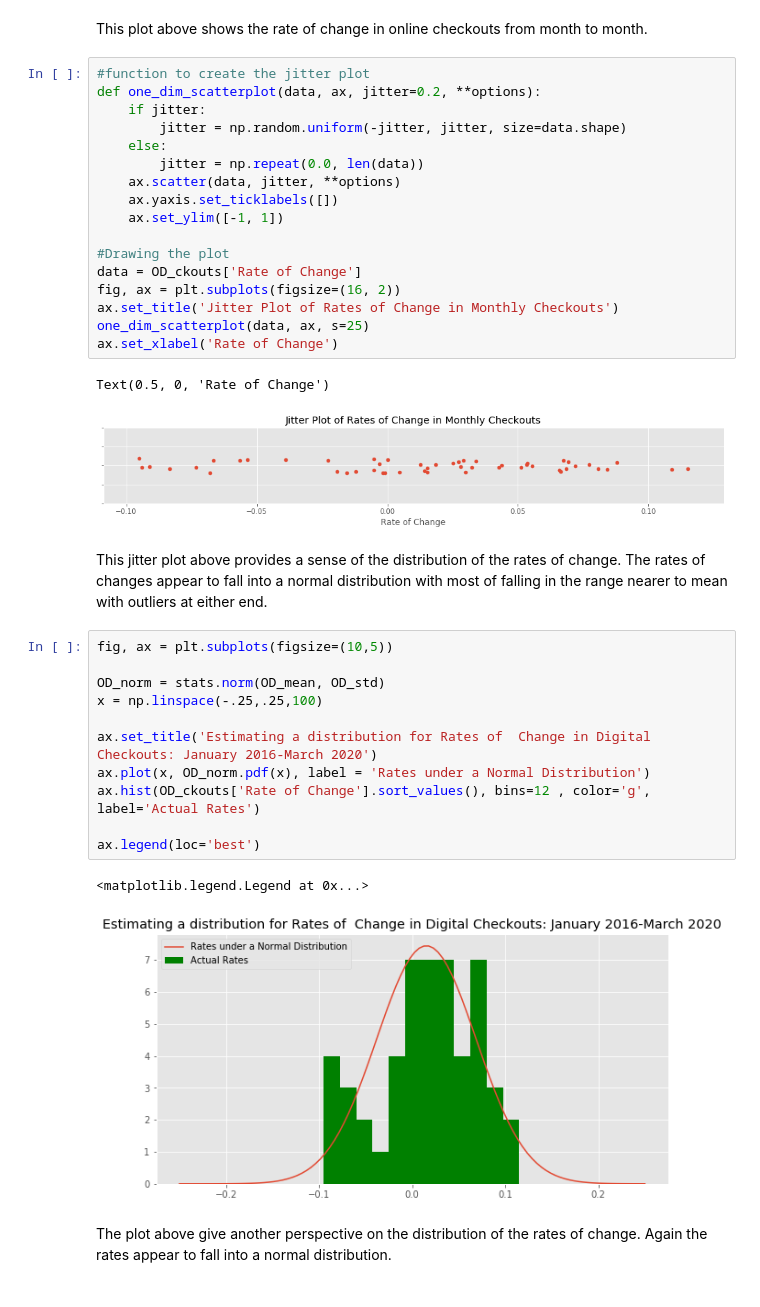
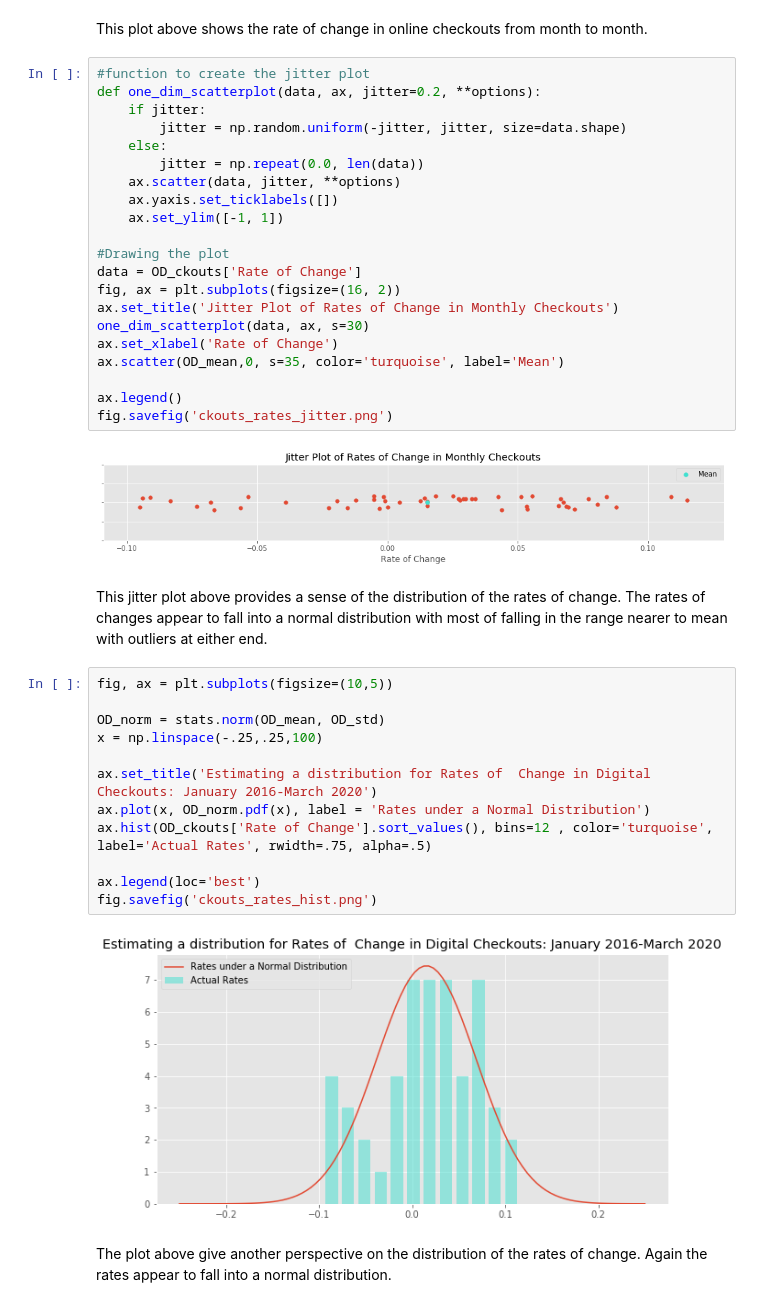
Before and after one commit to TheMrLively/seattle_library, a Jupyter notebook: seattle_library_final.ipynb, the cells around one changed output. Saved outputs shown, nothing was run; the diff lists cells and outputs as text.

Commit message:
Add images make deletions

```diff
--- a/seattle_library_final.ipynb
+++ b/seattle_library_final.ipynb
@@ -183,27 +189,30 @@ def one_dim_scatterplot(data, ax, jitter=0.2, **options):
 data = OD_ckouts['Rate of Change']
 fig, ax = plt.subplots(figsize=(16, 2))
 ax.set_title('Jitter Plot of Rates of Change in Monthly Checkouts')
-one_dim_scatterplot(data, ax, s=25)
+one_dim_scatterplot(data, ax, s=30)
 ax.set_xlabel('Rate of Change')
+ax.scatter(OD_mean,0, s=35, color='turquoise', label='Mean')
+
+ax.legend()
+fig.savefig('ckouts_rates_jitter.png')
 # %% [output]
-Text(0.5, 0, 'Rate of Change')
-[figure, old version]
+[figure, new version]
 # %% [markdown]
 This jitter plot above provides a sense of the distribution of the rates of change. The rates of changes appear to fall into a normal distribution with most of falling in the range nearer to mean with outliers at either end.
 # %%
 fig, ax = plt.subplots(figsize=(10,5))
 
 OD_norm = stats.norm(OD_mean, OD_std)
 x = np.linspace(-.25,.25,100)
 
 ax.set_title('Estimating a distribution for Rates of  Change in Digital Checkouts: January 2016-March 2020')
 ax.plot(x, OD_norm.pdf(x), label = 'Rates under a Normal Distribution')
-ax.hist(OD_ckouts['Rate of Change'].sort_values(), bins=12 , color='g', label='Actual Rates')
+ax.hist(OD_ckouts['Rate of Change'].sort_values(), bins=12 , color='turquoise', label='Actual Rates', rwidth=.75, alpha=.5)
 
 ax.legend(loc='best')
+fig.savefig('ckouts_rates_hist.png')
 # %% [output]
-<matplotlib.legend.Legend at 0x...>
-[figure, old version]
+[figure, new version]
 # %% [markdown]
 The plot above give another perspective on the distribution of the rates of change. Again the rates appear to fall into a normal distribution.
 # %%
```
Also changed, not shown: parts of 8 cells of this notebook, 8 other files.
